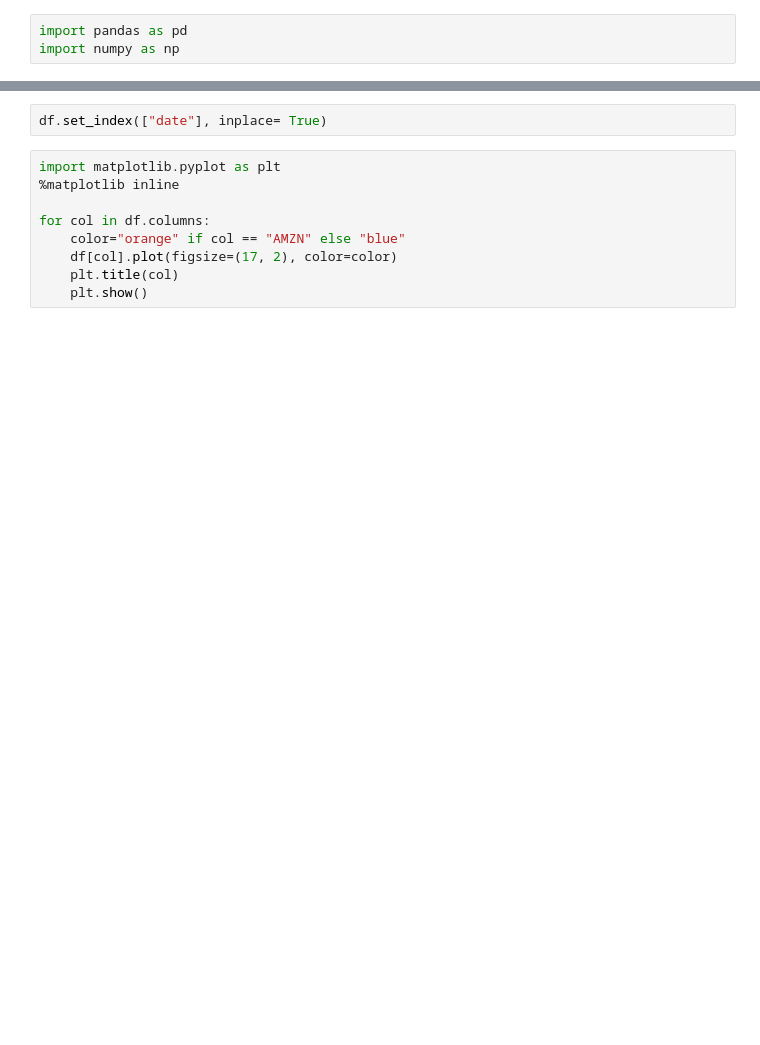
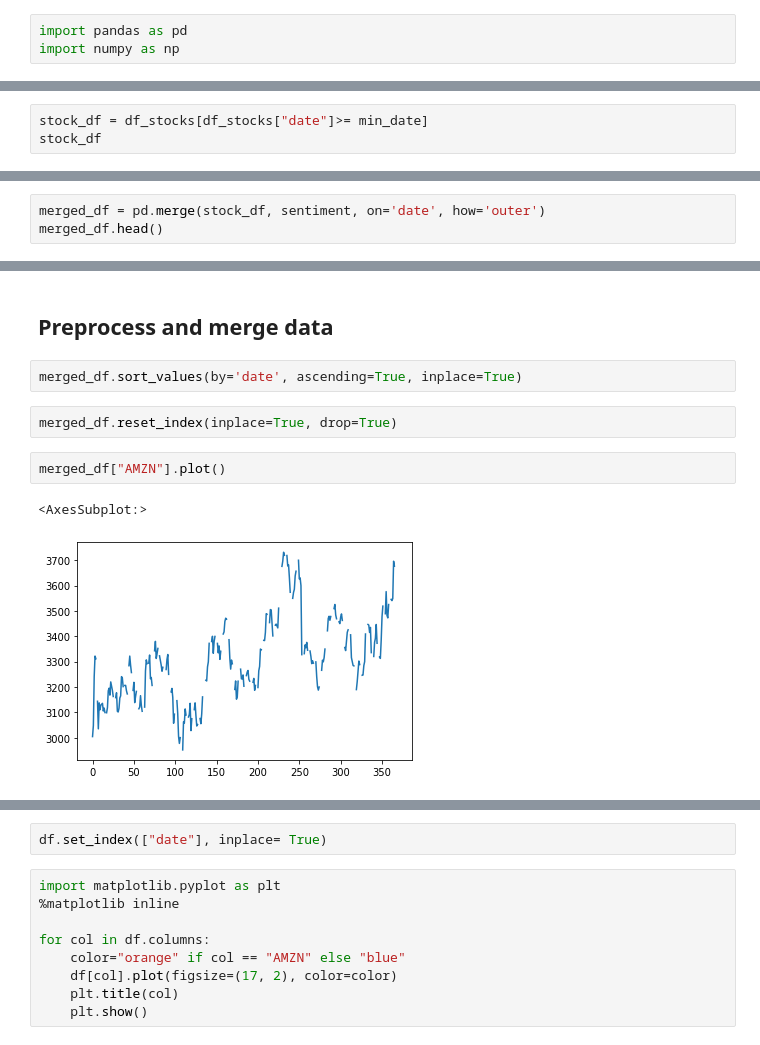
Before and after one commit to FrCloers/stock_news_pred, a Jupyter notebook: notebooks/LSTM_Model_2_features_stock_news_claudia.ipynb, the cells around one changed output, grey strips where cells are left out. Cells and saved outputs as stored; diff of their text form; blank space fills up the shorter version.

```diff
--- a/notebooks/LSTM_Model_2_features_stock_news_claudia.ipynb
+++ b/notebooks/LSTM_Model_2_features_stock_news_claudia.ipynb
@@ -19,0 +76,3 @@ df.drop(columns="Unnamed: 0", inplace=True)
+# %%
+stock_df = df_stocks[df_stocks["date"]>= min_date]
+stock_df
@@ -19,0 +93,3 @@ df.drop(columns="Unnamed: 0", inplace=True)
+# %%
+merged_df = pd.merge(stock_df, sentiment, on='date', how='outer')
+merged_df.head()
@@ -19,0 +103,11 @@ df.drop(columns="Unnamed: 0", inplace=True)
+# %% [markdown]
+## Preprocess and merge data
+# %%
+merged_df.sort_values(by='date', ascending=True, inplace=True)
+# %%
+merged_df.reset_index(inplace=True, drop=True)
+# %%
+merged_df["AMZN"].plot()
+# %% [output]
+<AxesSubplot:>
+[figure, added]
```
Also changed, not shown: parts of 50 cells of this notebook, 1 other file.
